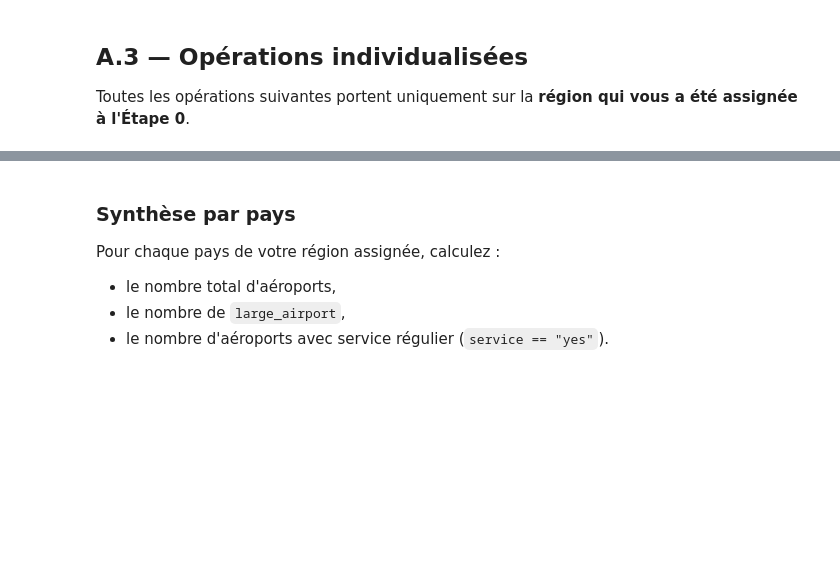
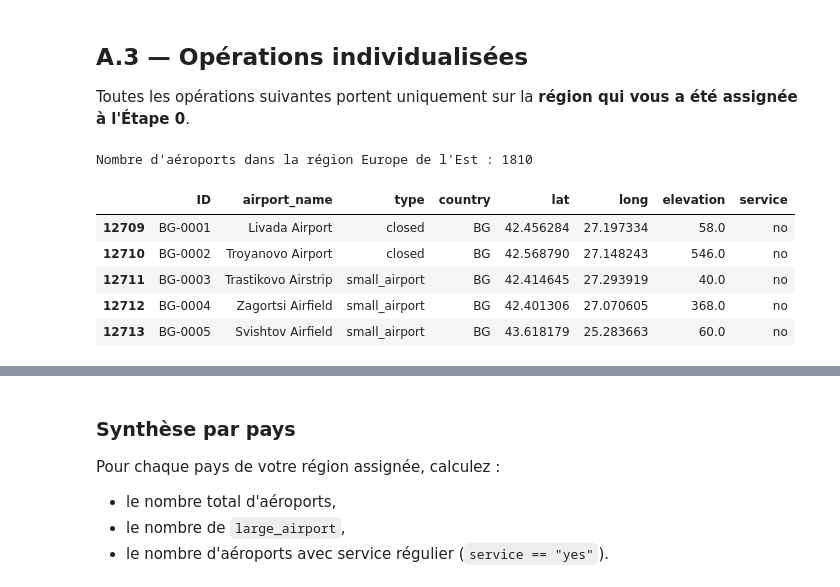
Before and after one commit to ouedraogoahmed210-dev/mini_projet_data_dataviz_partie1, a Jupyter notebook: mini_projet_data_dataviz_partie1.ipynb, the cells around one changed output, grey strips where cells are left out. Saved outputs shown, nothing was run; the diff lists cells and outputs as text; code cells hidden in the pictures; blank space fills up the shorter version.

```diff
--- a/mini_projet_data_dataviz_partie1.ipynb
+++ b/mini_projet_data_dataviz_partie1.ipynb
@@ -138,9 +160,17 @@ Toutes les opérations suivantes portent uniquement sur la **région qui vous a
 # %%
 # TODO : filtrer le DataFrame sur les pays de votre région assignée
 #        (indice : méthode .isin())
-df_region = ...  # votre code ici
+df_region = df[df["country"].isin(['PL', 'CZ', 'SK', 'HU', 'RO', 'BG', 'UA'])]  # votre code ici
 
 print(f"Nombre d'aéroports dans la région {region_name} : {len(df_region)}")
 df_region.head()
+# %% [output]
+Nombre d'aéroports dans la région Europe de l'Est : 1810
+|  | ID | airport_name | type | country | lat | long | elevation | service |
+| 12709 | BG-0001 | Livada Airport | closed | BG | 42.456284 | 27.197334 | 58.0 | no |
+| 12710 | BG-0002 | Troyanovo Airport | closed | BG | 42.568790 | 27.148243 | 546.0 | no |
+| 12711 | BG-0003 | Trastikovo Airstrip | small_airport | BG | 42.414645 | 27.293919 | 40.0 | no |
+| 12712 | BG-0004 | Zagortsi Airfield | small_airport | BG | 42.401306 | 27.070605 | 368.0 | no |
+| 12713 | BG-0005 | Svishtov Airfield | small_airport | BG | 43.618179 | 25.283663 | 60.0 | no |
 # %%
 # TODO : extraire les aéroports dont le nom contient un mot-clé de votre choix (ex. 'International')
```
Also changed, not shown: parts of 8 cells of this notebook, 4 other files.
